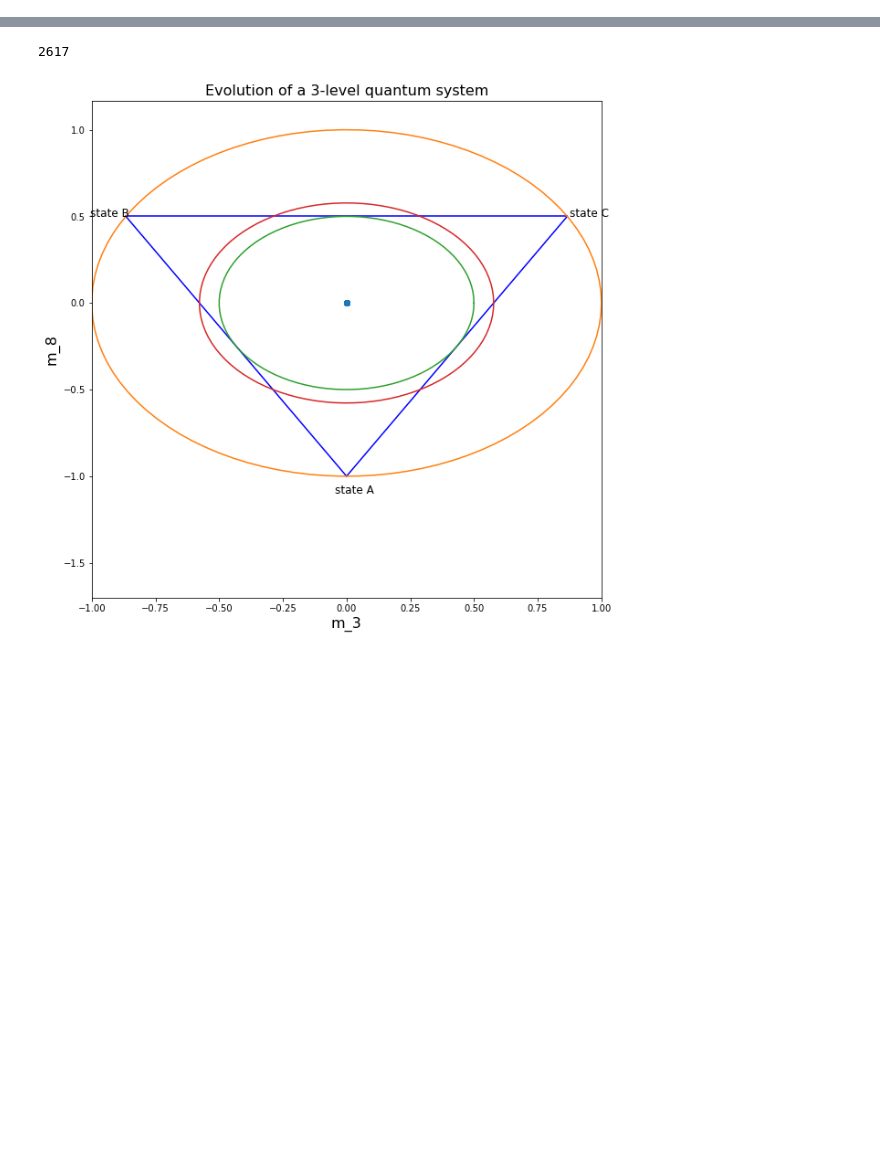
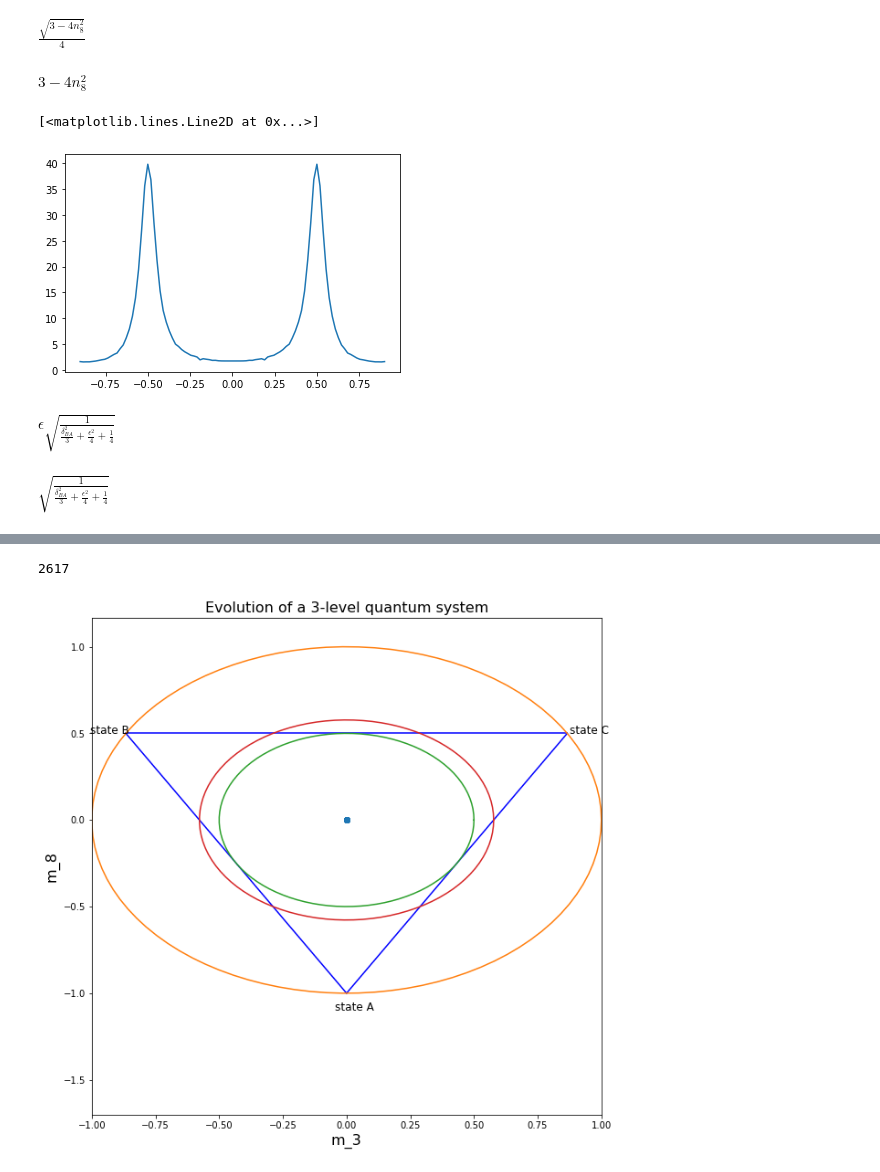
Before and after one commit to sheputis/master_thesis, a Jupyter notebook: RHO matrix.ipynb, the cells around one changed output, grey strips where cells are left out. Saved outputs shown, nothing was run; the diff lists cells and outputs as text; code cells hidden in the pictures; blank space fills up the shorter version.

```diff
--- a/RHO matrix.ipynb
+++ b/RHO matrix.ipynb
@@ -58,0 +879,24 @@ m_8 = sp.Symbol("m_8")
+# %%
+EXPP = (n_1**2)*sp.sqrt((1/n_1)**2-1-(n_8/n_1)**2)
+EXPP = EXPP.subs(n_1,1/sp.sympify(2))
+FF = lambdify(n_8,EXPP,"numpy")
+display(EXPP)
+display(sp.factor(sp.sympify(3)-4*n_8**2))
+#plt.plot(np.linspace(-0.9,0.9,100),FF(np.linspace(-0.4,0.4,100)))
+plt.plot(np.linspace(-0.9,0.9,100),np.array(max_l)*FF(np.linspace(-0.4,0.4,100)))
+# %% [output]
+$\displaystyle \frac{\sqrt{3 - 4 n_{8}^{2}}}{4}$
+$\displaystyle 3 - 4 n_{8}^{2}$
+[<matplotlib.lines.Line2D at 0x...>]
+[figure, added]
+# %%
+d_ba_s = sp.Symbol("\delta_{BA}")
+eps = sp.Symbol("\epsilon")
+Om_cb =sp.sqrt(1/((1/sp.sympify(3))*d_ba_s**2 + (1/sp.sympify(4))*(1+eps**2) )) #2*sp.sqrt((1-(d_ba**2)/3)/(1+eps**2))
+Om_ba = eps*Om_cb
+d_ba = d_ba_s*Om_cb
+display(Om_ba)
+display(Om_cb)
+# %% [output]
+$\displaystyle \epsilon \sqrt{\frac{1}{\frac{\delta_{BA}^{2}}{3} + \frac{\epsilon^{2}}{4} + \frac{1}{4}}}$
+$\displaystyle \sqrt{\frac{1}{\frac{\delta_{BA}^{2}}{3} + \frac{\epsilon^{2}}{4} + \frac{1}{4}}}$
```
Also changed, not shown: parts of 53 cells of this notebook, 1 other file.
